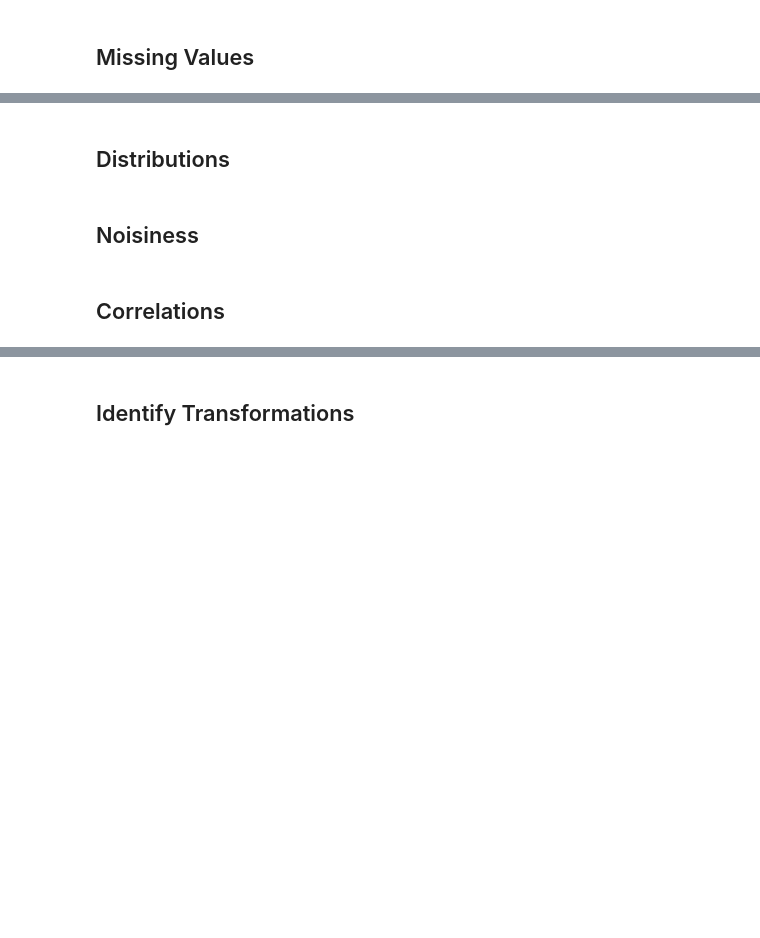
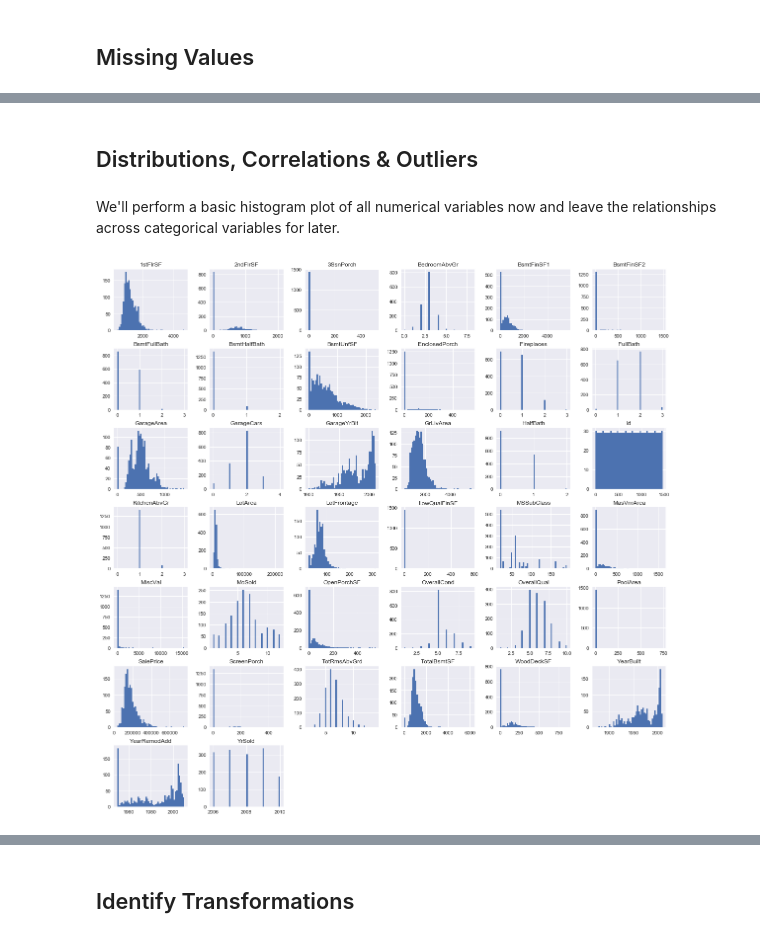
Before and after one commit to dorond/kaggle-house-prices-prediction, a Jupyter notebook: Housing Sale Price Prediction (Kaggle).ipynb, the cells around one changed output, grey strips where cells are left out. Drawn from its saved outputs; the diff is of its cells as text; code cells hidden in the pictures; blank space fills up the shorter version.

```diff
--- a/Housing Sale Price Prediction (Kaggle).ipynb
+++ b/Housing Sale Price Prediction (Kaggle).ipynb
@@ -14,0 +169,9 @@
+# %%
+filenames = ["train", "test", "sample_submission", "data_description"]
+extensions = ["csv", "csv", "csv", "txt"]
+
+for file, ext in zip(filenames, extensions):
+    fetch_data(base_url = "https://raw.githubusercontent.com/dorond/kaggle-house-prices-prediction/master/",
+           file_name = file,
+           remote_sub_dir="raw/",
+           file_ext=ext)
@@ -15,2 +183,19 @@
+# %%
+def load_data(base_path, file, sub_dir=None, ext="csv", encoding=None):
+    filename = file + "." + ext
+    if sub_dir is not None:
+        csv_path = os.path.join(base_path, sub_dir, filename)
+    else:
+        csv_path = os.path.join(base_path, filename)
+    return pd.read_csv(csv_path)
+# %%
+base_path = "raw/"
+train = load_data(base_path, "train")
+test = load_data(base_path, "test")
 # %% [markdown]
 # Explore the Data
+# %%
+train["source"] = "train"
+test["source"] = "test"
+data = pd.concat([train, test], ignore_index=True, sort=False)
+print (train.shape, test.shape, data.shape)
@@ -21,6 +283,9 @@
 # %% [markdown]
-## Distributions
+## Distributions, Correlations & Outliers
-# %% [markdown]
-## Noisiness
-# %% [markdown]
-## Correlations
+# %% [markdown]
+We'll perform a basic histogram plot of all numerical variables now and leave the relationships across categorical variables for later.
+# %%
+train.hist(bins=50, figsize=(20, 20))
+plt.show()
+# %% [output]
+[figure, added]
```
Also changed, not shown: parts of 43 cells of this notebook.
